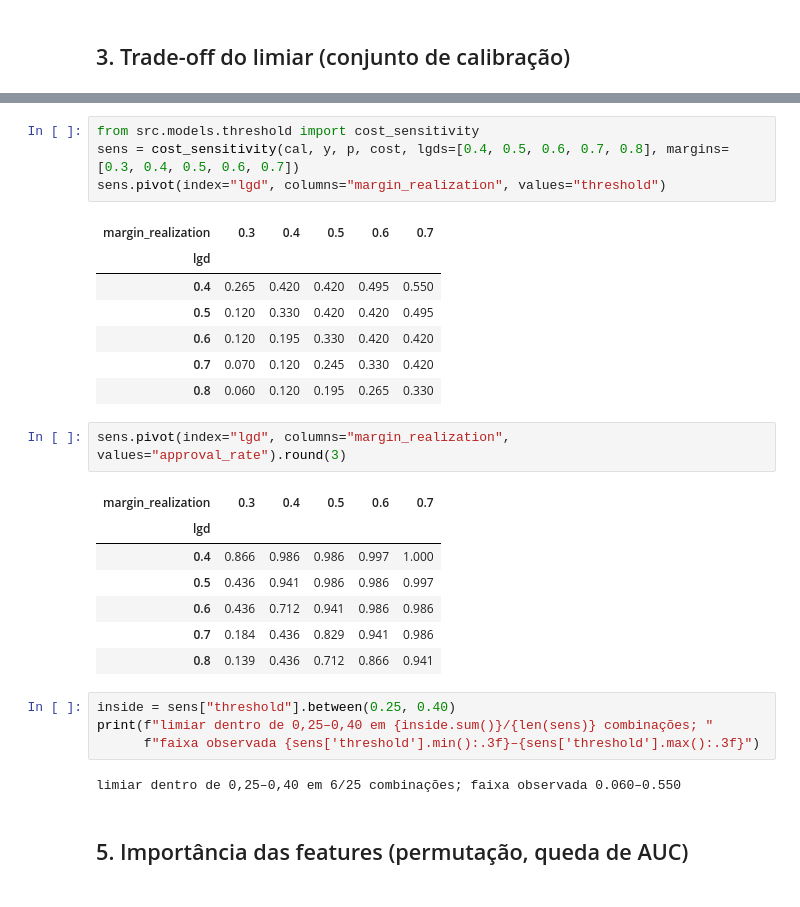
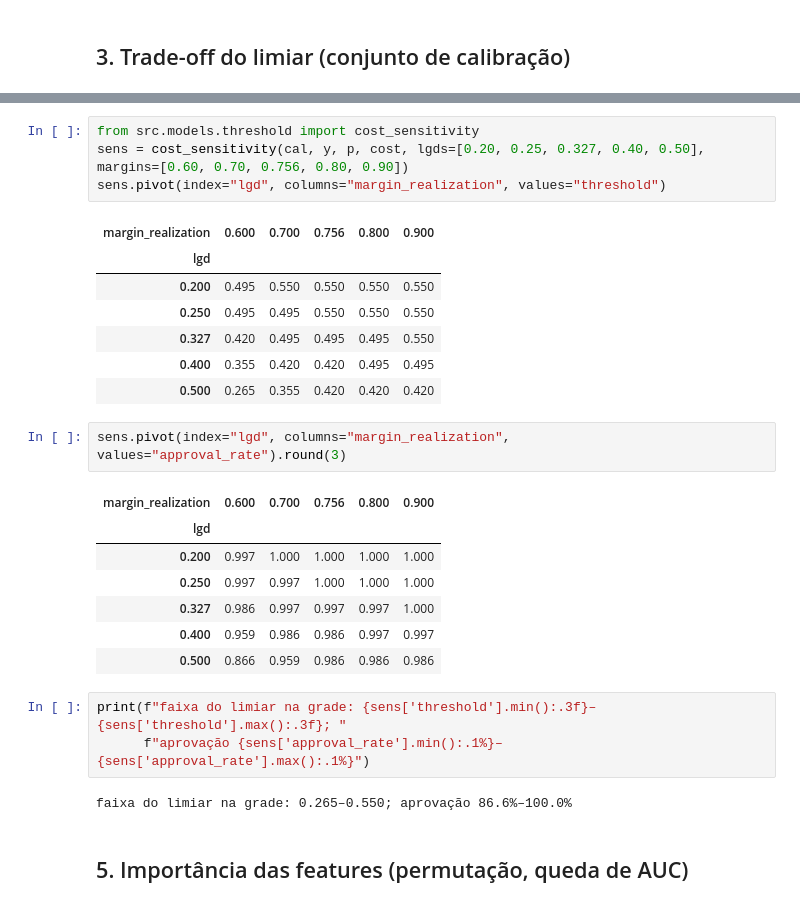
Before and after one commit to NycolasGarcia/Credit-Scoring-Drift-Monitoring, a Jupyter notebook: notebooks/02_modelagem.ipynb, the cells around one changed output, grey strips where cells are left out. Saved outputs shown, nothing was run; the diff lists cells and outputs as text.

```diff
--- a/notebooks/02_modelagem.ipynb
+++ b/notebooks/02_modelagem.ipynb
@@ -132,31 +138,30 @@ para fora de 0,25–0,40, as premissas precisam ser revistas. Grade avaliada no
 # %%
 from src.models.threshold import cost_sensitivity
-sens = cost_sensitivity(cal, y, p, cost, lgds=[0.4, 0.5, 0.6, 0.7, 0.8], margins=[0.3, 0.4, 0.5, 0.6, 0.7])
+sens = cost_sensitivity(cal, y, p, cost, lgds=[0.20, 0.25, 0.327, 0.40, 0.50], margins=[0.60, 0.70, 0.756, 0.80, 0.90])
 sens.pivot(index="lgd", columns="margin_realization", values="threshold")
 # %% [output]
-| margin_realization | 0.3 | 0.4 | 0.5 | 0.6 | 0.7 |
+| margin_realization | 0.600 | 0.700 | 0.756 | 0.800 | 0.900 |
 | lgd |  |  |  |  |  |
-| 0.4 | 0.265 | 0.420 | 0.420 | 0.495 | 0.550 |
-| 0.5 | 0.120 | 0.330 | 0.420 | 0.420 | 0.495 |
-| 0.6 | 0.120 | 0.195 | 0.330 | 0.420 | 0.420 |
-| 0.7 | 0.070 | 0.120 | 0.245 | 0.330 | 0.420 |
-| 0.8 | 0.060 | 0.120 | 0.195 | 0.265 | 0.330 |
+| 0.200 | 0.495 | 0.550 | 0.550 | 0.550 | 0.550 |
+| 0.250 | 0.495 | 0.495 | 0.550 | 0.550 | 0.550 |
+| 0.327 | 0.420 | 0.495 | 0.495 | 0.495 | 0.550 |
+| 0.400 | 0.355 | 0.420 | 0.420 | 0.495 | 0.495 |
+| 0.500 | 0.265 | 0.355 | 0.420 | 0.420 | 0.420 |
 # %%
 sens.pivot(index="lgd", columns="margin_realization", values="approval_rate").round(3)
 # %% [output]
-| margin_realization | 0.3 | 0.4 | 0.5 | 0.6 | 0.7 |
+| margin_realization | 0.600 | 0.700 | 0.756 | 0.800 | 0.900 |
 | lgd |  |  |  |  |  |
-| 0.4 | 0.866 | 0.986 | 0.986 | 0.997 | 1.000 |
-| 0.5 | 0.436 | 0.941 | 0.986 | 0.986 | 0.997 |
-| 0.6 | 0.436 | 0.712 | 0.941 | 0.986 | 0.986 |
-| 0.7 | 0.184 | 0.436 | 0.829 | 0.941 | 0.986 |
-| 0.8 | 0.139 | 0.436 | 0.712 | 0.866 | 0.941 |
+| 0.200 | 0.997 | 1.000 | 1.000 | 1.000 | 1.000 |
+| 0.250 | 0.997 | 0.997 | 1.000 | 1.000 | 1.000 |
+| 0.327 | 0.986 | 0.997 | 0.997 | 0.997 | 1.000 |
+| 0.400 | 0.959 | 0.986 | 0.986 | 0.997 | 0.997 |
+| 0.500 | 0.866 | 0.959 | 0.986 | 0.986 | 0.986 |
-# %%
-inside = sens["threshold"].between(0.25, 0.40)
-print(f"limiar dentro de 0,25–0,40 em {inside.sum()}/{len(sens)} combinações; "
-      f"faixa observada {sens['threshold'].min():.3f}–{sens['threshold'].max():.3f}")
-# %% [output]
-limiar dentro de 0,25–0,40 em 6/25 combinações; faixa observada 0.060–0.550
+# %%
+print(f"faixa do limiar na grade: {sens['threshold'].min():.3f}–{sens['threshold'].max():.3f}; "
+      f"aprovação {sens['approval_rate'].min():.1%}–{sens['approval_rate'].max():.1%}")
+# %% [output]
+faixa do limiar na grade: 0.265–0.550; aprovação 86.6%–100.0%
 # %% [markdown]
 ## 5. Importância das features (permutação, queda de AUC)
 # %%
```
Also changed, not shown: parts of 8 cells of this notebook, 4 other files.
